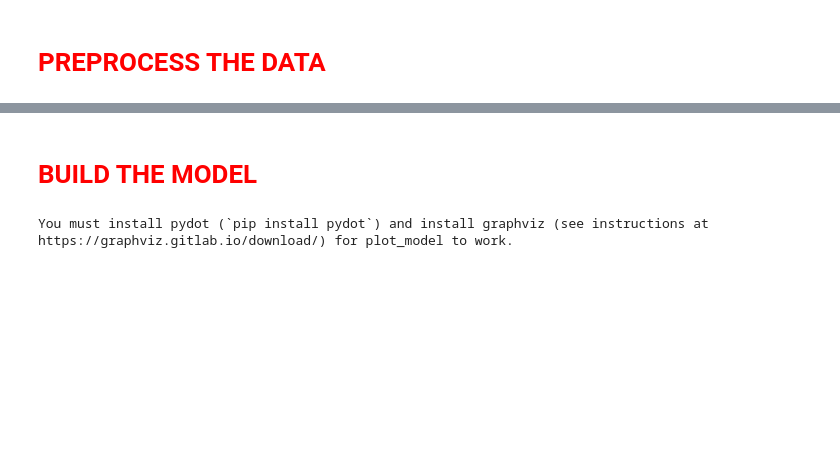
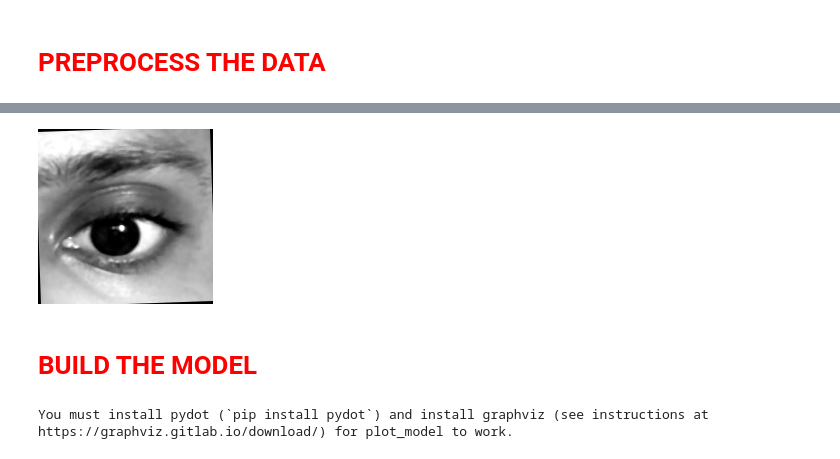
Before and after one commit to Smoulvad01/AI-C1-image-, a Jupyter notebook: imageCNN.ipynb, the cells around one changed output, grey strips where cells are left out. Cells and saved outputs as stored; diff of their text form; code cells hidden in the pictures; blank space fills up the shorter version.

```diff
--- a/imageCNN.ipynb
+++ b/imageCNN.ipynb
@@ -52,24 +54,25 @@ Drive already mounted at /content/drive; to attempt to forcibly remount, call dr
 # %%
 # Use this if working in Jupyter Notebook
+file_path_folder_train = "/content/drive/MyDrive/dataset_new/train"
+file_path_folder_test = "/content/drive/MyDrive/dataset_new/test"
+
 # loading training data
 train_images = tf.keras.preprocessing.image_dataset_from_directory(
-    'dataset_new/train',
-    #validation_split=0.2,
-    #subset= "training",
+    file_path_folder_train,
+#    validation_split=0.2,
+#    subset= "training",
     seed=42,
 #    image_size= (img_height, img_width),
 #    batch_size=batch_size
-
 )
 
 # loading testing data
 test_images = tf.keras.preprocessing.image_dataset_from_directory(
-'dataset_new/test',
+    file_path_folder_test,
     #validation_split=0.2,
     #subset= "validation",
-    seed=42,
+   seed=42,
 #    image_size= (img_height, img_width),
 #    batch_size=batch_size
-
 )
 # %% [output]
@@ -190,3 +232,20 @@ plt.show()
+# %%
+# tesing pipeline on one image
+pipeline = DataPreprocessingPipeline(image_size=(256, 256))
+
+# Load the image
+image = cv2.imread("/content/drive/MyDrive/dataset_new/train/Open/_0.jpg")
+
+preprocessed_image = pipeline.preprocess(image)
+
+# The image returned from the pipeline is a floating point image in the range [0, 1] because of the contrast enhancement.
+# We need to convert it back to a 8-bit image in the range [0, 255] before we can display it using PIL.
+preprocessed_image = (preprocessed_image * 255).astype(np.uint8)
+
+print_processed_image = Image.fromarray(preprocessed_image) #Using the Image package to assign a viewable image to a new variable.
+print_processed_image.show()
+# %% [output]
+[figure, added]
 # %% [markdown]
 # <font color='red'>BUILD THE MODEL</font>
 # %%
```
Also changed, not shown: parts of 23 cells of this notebook.
